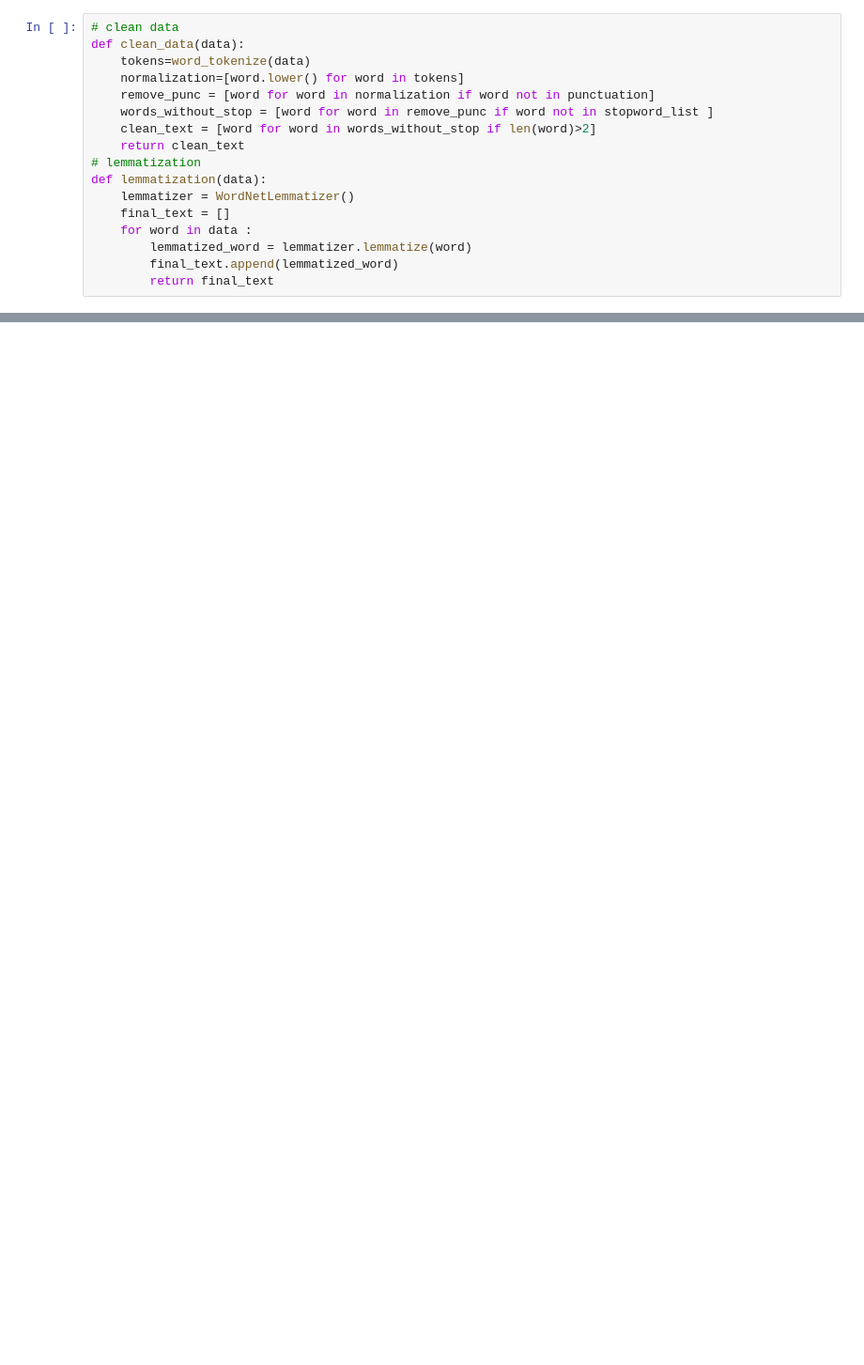
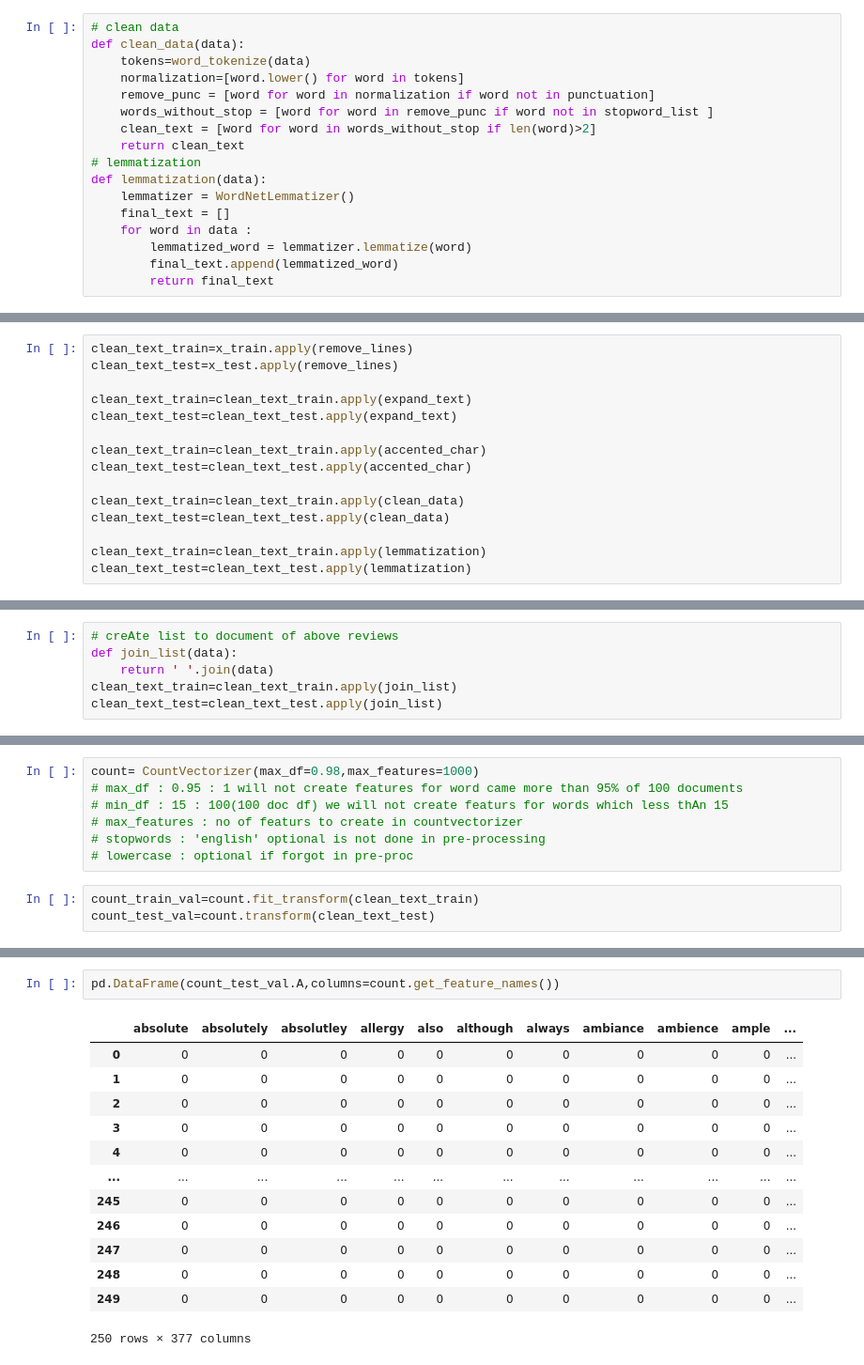
Before and after one commit to bhaskar112car/UnravelEats-A-Root-Cause-Analysis-of-Restaurant-Reviews., a Jupyter notebook: Root cause analysis.ipynb, the cells around one changed output, grey strips where cells are left out. Shown at 94% size. Drawn from its saved outputs; the diff is of its cells as text; blank space fills up the shorter version.

Commit message:
preprocessing with count vectorizer

```diff
--- a/Root cause analysis.ipynb
+++ b/Root cause analysis.ipynb
@@ -341,0 +496,15 @@ x_train, x_test, y_train, y_test = train_test_split(data.text)
+# %%
+clean_text_train=x_train.apply(remove_lines)
+clean_text_test=x_test.apply(remove_lines)
+
+clean_text_train=clean_text_train.apply(expand_text)
+clean_text_test=clean_text_test.apply(expand_text)
+
+clean_text_train=clean_text_train.apply(accented_char)
+clean_text_test=clean_text_test.apply(accented_char)
+
+clean_text_train=clean_text_train.apply(clean_data)
+clean_text_test=clean_text_test.apply(clean_data)
+
+clean_text_train=clean_text_train.apply(lemmatization)
+clean_text_test=clean_text_test.apply(lemmatization)
@@ -341,0 +541,6 @@ x_train, x_test, y_train, y_test = train_test_split(data.text)
+# %%
+# creAte list to document of above reviews
+def join_list(data):
+    return ' '.join(data)
+clean_text_train=clean_text_train.apply(join_list)
+clean_text_test=clean_text_test.apply(join_list)
@@ -341,0 +579,10 @@ x_train, x_test, y_train, y_test = train_test_split(data.text)
+# %%
+count= CountVectorizer(max_df=0.98,max_features=1000)
+# max_df : 0.95 : 1 will not create features for word came more than 95% of 100 documents
+# min_df : 15 : 100(100 doc df) we will not create featurs for words which less thAn 15
+# max_features : no of featurs to create in countvectorizer
+# stopwords : 'english' optional is not done in pre-processing
+# lowercase : optional if forgot in pre-proc
+# %%
+count_train_val=count.fit_transform(clean_text_train)
+count_test_val=count.transform(clean_text_test)
@@ -341,0 +626,16 @@ x_train, x_test, y_train, y_test = train_test_split(data.text)
+# %%
+pd.DataFrame(count_test_val.A,columns=count.get_feature_names())
+# %% [output]
+|  | absolute | absolutely | absolutley | allergy | also | although | always | ambiance | ambience | ample | ... |
+| 0 | 0 | 0 | 0 | 0 | 0 | 0 | 0 | 0 | 0 | 0 | ... |
+| 1 | 0 | 0 | 0 | 0 | 0 | 0 | 0 | 0 | 0 | 0 | ... |
+| 2 | 0 | 0 | 0 | 0 | 0 | 0 | 0 | 0 | 0 | 0 | ... |
+| 3 | 0 | 0 | 0 | 0 | 0 | 0 | 0 | 0 | 0 | 0 | ... |
+| 4 | 0 | 0 | 0 | 0 | 0 | 0 | 0 | 0 | 0 | 0 | ... |
+| ... | ... | ... | ... | ... | ... | ... | ... | ... | ... | ... | ... |
+| 245 | 0 | 0 | 0 | 0 | 0 | 0 | 0 | 0 | 0 | 0 | ... |
+| 246 | 0 | 0 | 0 | 0 | 0 | 0 | 0 | 0 | 0 | 0 | ... |
+| 247 | 0 | 0 | 0 | 0 | 0 | 0 | 0 | 0 | 0 | 0 | ... |
+| 248 | 0 | 0 | 0 | 0 | 0 | 0 | 0 | 0 | 0 | 0 | ... |
+| 249 | 0 | 0 | 0 | 0 | 0 | 0 | 0 | 0 | 0 | 0 | ... |
+250 rows × 377 columns
```
Also changed, not shown: parts of 34 cells of this notebook.
